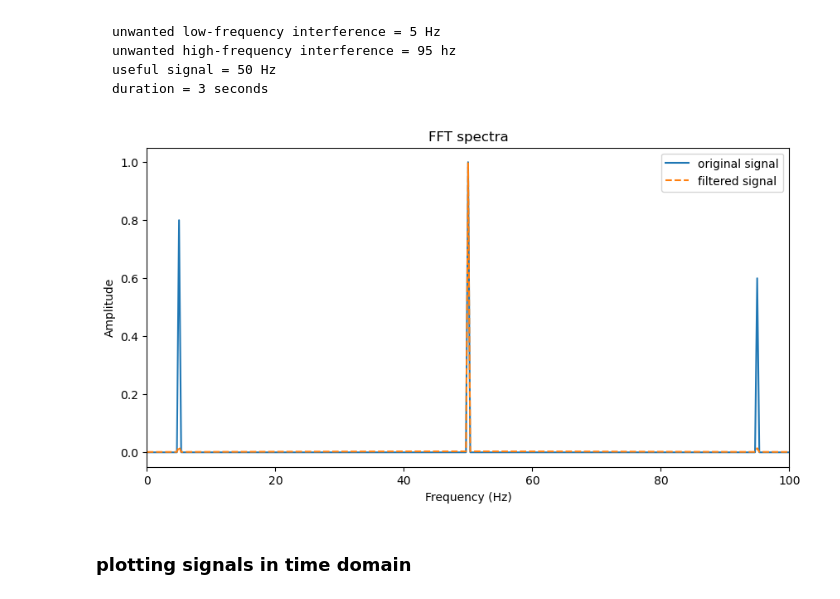
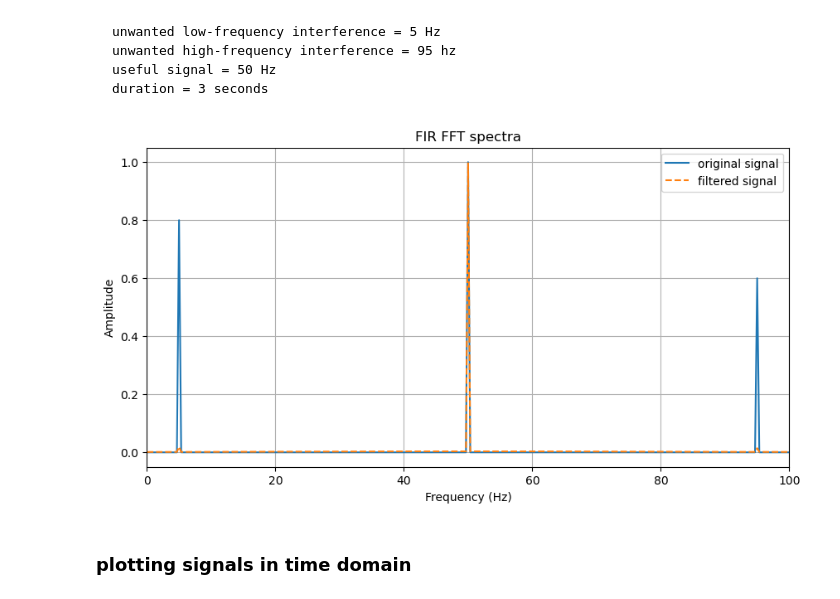
Before and after one commit to sepsamari/digital-filter-design, a Jupyter notebook: manual_FIR_Bandpass_Design.ipynb, the cells around one changed output. Drawn from its saved outputs; the diff is of its cells as text; code cells hidden in the pictures.

```diff
--- a/manual_FIR_Bandpass_Design.ipynb
+++ b/manual_FIR_Bandpass_Design.ipynb
@@ -106,22 +106,23 @@ x = useful + low_noise + high_noise
 # %%
 fir_out = lfilter(b_new1, [1], x)
 
 freq_fft = np.fft.rfftfreq(N, d=1/fs)
 amplitude_fir_fft = np.abs(np.fft.rfft(fir_out)) / N
 amplitude_fir_fft[1:-1] *= 2
 amplitude_fft = np.abs(np.fft.rfft(x)) / N
 amplitude_fft[1:-1] *= 2
 plt.figure(figsize=(10, 5))
 plt.plot(freq_fft, amplitude_fft, label = "original signal")
 plt.plot(freq_fft, amplitude_fir_fft, label = "filtered signal", linestyle = "--")
-plt.title("FFT spectra")
+plt.title("FIR FFT spectra")
 plt.xlabel("Frequency (Hz)")
 plt.ylabel("Amplitude")
 plt.xlim(0, 100)
 plt.legend()
+plt.grid(True)
 plt.show()
 # %% [output]
-[figure, old version]
+[figure, new version]
 # %% [markdown]
 ### plotting signals in time domain
 # %%
```
Also changed, not shown: parts of 2 cells of this notebook, 1 other file.
